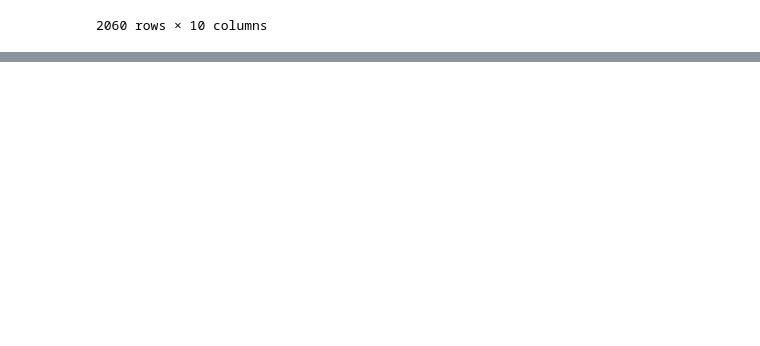
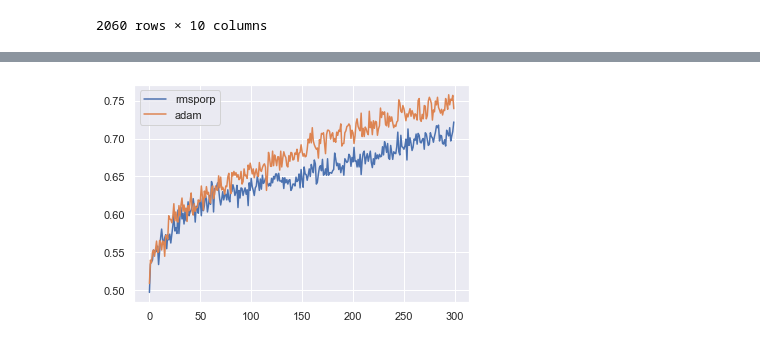
Before and after one commit to ZehuaLee/pricepredictor, a Jupyter notebook: strategies/SingleLSTM.ipynb, the cells around one changed output, grey strips where cells are left out. Saved outputs shown, nothing was run; the diff lists cells and outputs as text; code cells hidden in the pictures; blank space fills up the shorter version.

```diff
--- a/strategies/SingleLSTM.ipynb
+++ b/strategies/SingleLSTM.ipynb
@@ -405,0 +716,22 @@ test_data
+# %%
+# build a new model
+import tensorflow as tf
+tfconfig = tf.ConfigProto(log_device_placement=True)
+
+LSTM_classifier = Sequential()
+LSTM_classifier.add(LSTM(units=lstm_outputs,input_shape=(time_steps, lstm_vector),unroll=True,return_sequences=True))
+LSTM_classifier.add(Dropout(0.2))
+LSTM_classifier.add(LSTM(units=lstm_outputs))
+LSTM_classifier.add(Dropout(0.2))
+LSTM_classifier.add(Dense(units=lstm_outputs))
+LSTM_classifier.add(Dropout(0.1))
+LSTM_classifier.add(Dense(units=3, activation='softmax'))
+LSTM_classifier.compile(loss='categorical_crossentropy', metrics=['accuracy'], optimizer='adam')
+
+train_history_adam = LSTM_classifier.fit(np.array(train_x), oh_cat_train_y, epochs=300, batch_size=100)
+plt.plot(train_history.history['accuracy'])
+# adam-->0.79
+# rmsprop-->0.67
+# sdg-->0.63
+# bgd-->slow
+plt.show()
@@ -405,0 +757,15 @@ test_data
+# %%
+LSTM_classifier = Sequential()
+LSTM_classifier.add(LSTM(units=lstm_outputs,input_shape=(time_steps, lstm_vector),unroll=True,return_sequences=True))
+LSTM_classifier.add(Dropout(0.2))
+LSTM_classifier.add(LSTM(units=lstm_outputs))
+LSTM_classifier.add(Dropout(0.2))
+LSTM_classifier.add(Dense(units=lstm_outputs))
+LSTM_classifier.add(Dropout(0.1))
+LSTM_classifier.add(Dense(units=3, activation='softmax'))
+LSTM_classifier.compile(loss='categorical_crossentropy', metrics=['accuracy'], optimizer='rmsprop')
+train_history_rmsporp = LSTM_classifier.fit(np.array(train_x), oh_cat_train_y, epochs=300, batch_size=100)
+# adam-->0.79
+# rmsprop-->0.72
+# sdg-->0.63
+# bgd-->slow
@@ -405,0 +790,7 @@ test_data
+# %%
+plt.plot(train_history_rmsporp.history['accuracy'], label = 'rmsporp')
+plt.plot(train_history_adam.history['accuracy'], label='adam' )
+plt.legend()
+plt.show()
+# %% [output]
+[figure, added]
```
Also changed, not shown: parts of 25 cells of this notebook.
